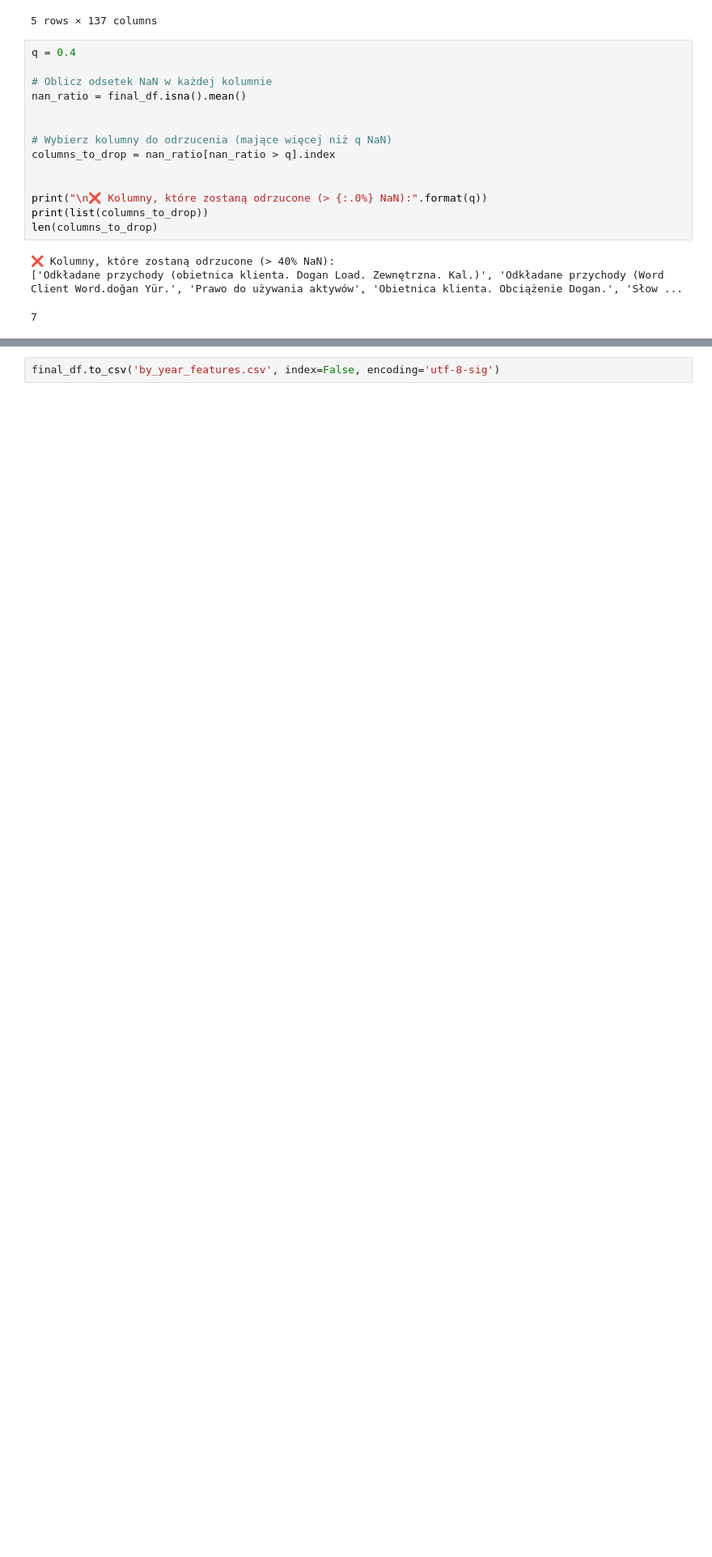
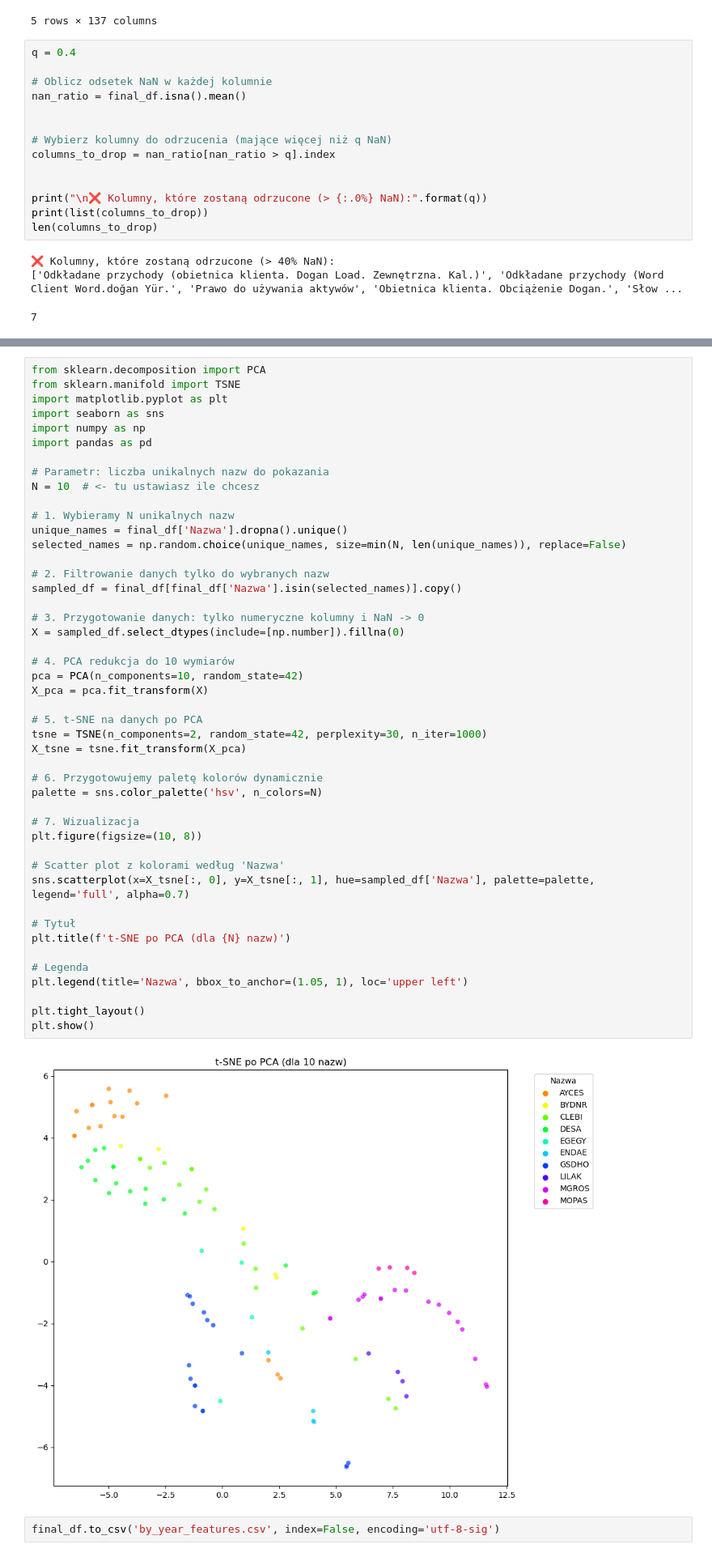
Before and after one commit to Karol315/Ml_project_clasterization, a Jupyter notebook: data_preparing.ipynb, the cells around one changed output, grey strips where cells are left out. Shown at 81% size. Cells and saved outputs as stored; diff of their text form; blank space fills up the shorter version.

```diff
--- a/data_preparing.ipynb
+++ b/data_preparing.ipynb
@@ -217,5 +217,53 @@ plt.tight_layout()
 plt.show()
 # %% [output]
 [figure]
+# %%
+from sklearn.decomposition import PCA
+from sklearn.manifold import TSNE
+import matplotlib.pyplot as plt
+import seaborn as sns
+import numpy as np
+import pandas as pd
+
+# Parametr: liczba unikalnych nazw do pokazania
+N = 10  # <- tu ustawiasz ile chcesz
+
+# 1. Wybieramy N unikalnych nazw
+unique_names = final_df['Nazwa'].dropna().unique()
+selected_names = np.random.choice(unique_names, size=min(N, len(unique_names)), replace=False)
+
+# 2. Filtrowanie danych tylko do wybranych nazw
+sampled_df = final_df[final_df['Nazwa'].isin(selected_names)].copy()
+
+# 3. Przygotowanie danych: tylko numeryczne kolumny i NaN -> 0
+X = sampled_df.select_dtypes(include=[np.number]).fillna(0)
+
+# 4. PCA redukcja do 10 wymiarów
+pca = PCA(n_components=10, random_state=42)
+X_pca = pca.fit_transform(X)
+
+# 5. t-SNE na danych po PCA
+tsne = TSNE(n_components=2, random_state=42, perplexity=30, n_iter=1000)
+X_tsne = tsne.fit_transform(X_pca)
+
+# 6. Przygotowujemy paletę kolorów dynamicznie
+palette = sns.color_palette('hsv', n_colors=N)
+
+# 7. Wizualizacja
+plt.figure(figsize=(10, 8))
+
+# Scatter plot z kolorami według 'Nazwa'
+sns.scatterplot(x=X_tsne[:, 0], y=X_tsne[:, 1], hue=sampled_df['Nazwa'], palette=palette, legend='full', alpha=0.7)
+
+# Tytuł
+plt.title(f't-SNE po PCA (dla {N} nazw)')
+
+# Legenda
+plt.legend(title='Nazwa', bbox_to_anchor=(1.05, 1), loc='upper left')
+
+plt.tight_layout()
+plt.show()
+# %% [output]
+[figure, added]
 # %%
 final_df.to_csv('by_year_features.csv', index=False, encoding='utf-8-sig')
```
